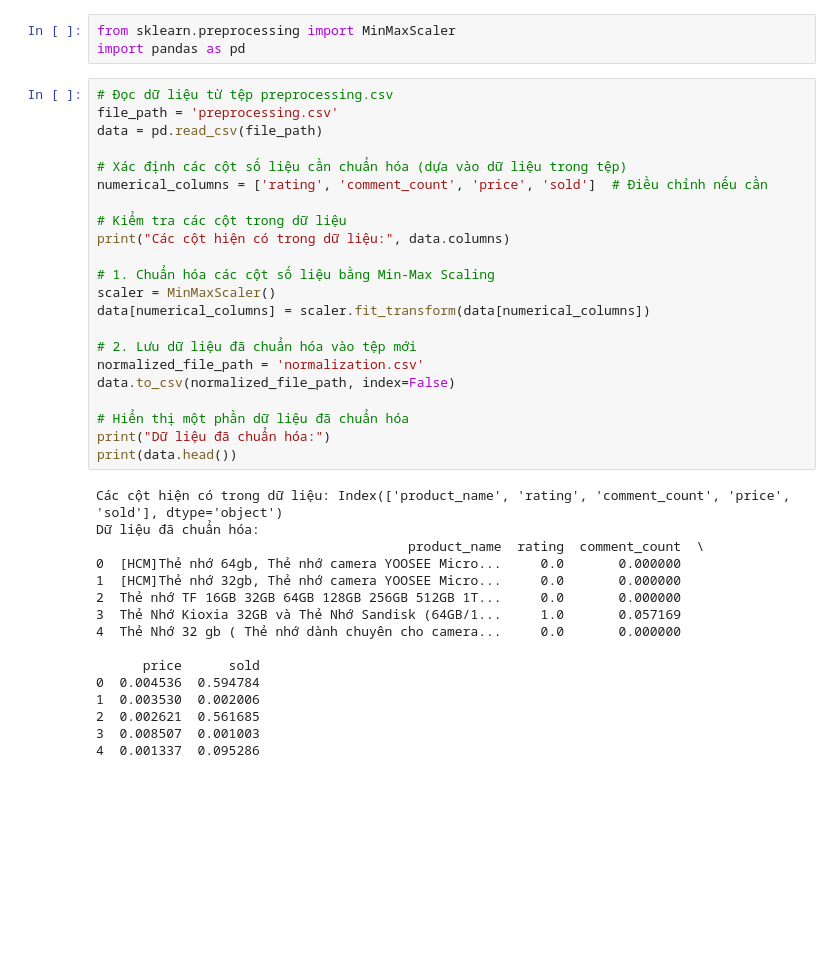
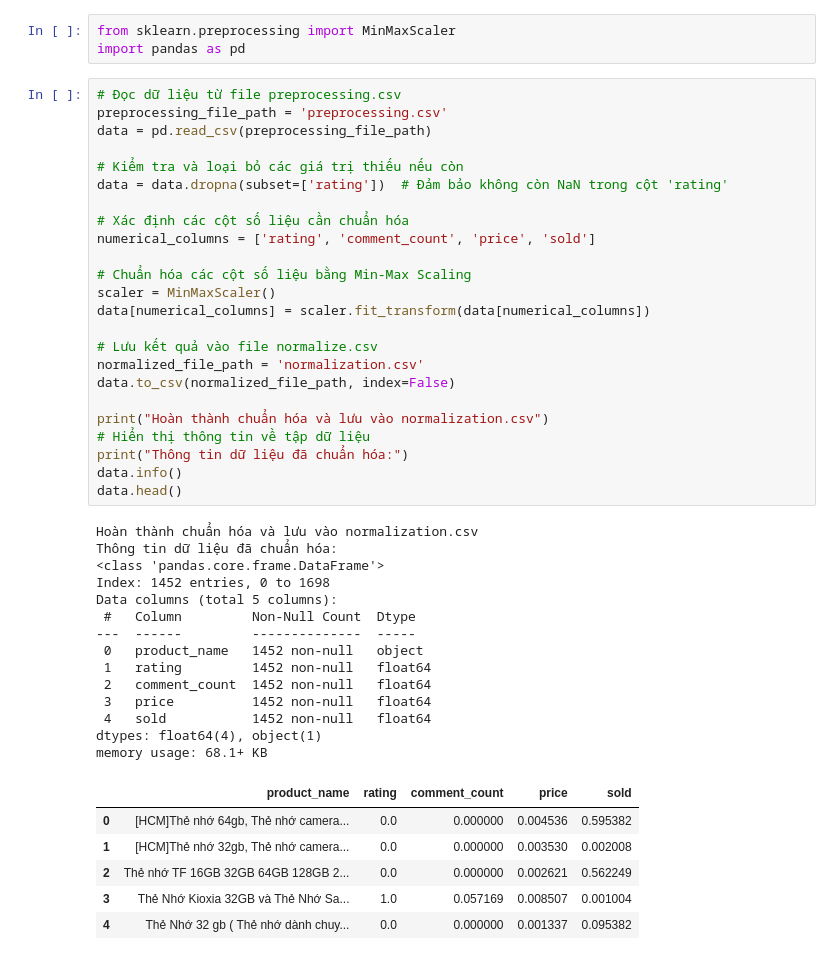
Before and after one commit to s2yuuki2s/DataScienceProject, a Jupyter notebook: Normalization.ipynb, the cells around one changed output. Saved outputs shown, nothing was run; the diff lists cells and outputs as text; blank space fills up the shorter version.

Commit message:
Newest preprocessing, normalization, EDA
Newest preprocessing, normalization, EDA

```diff
--- a/Normalization.ipynb
+++ b/Normalization.ipynb
@@ -4,40 +4,47 @@
 from sklearn.preprocessing import MinMaxScaler
 import pandas as pd
 # %%
-# Đọc dữ liệu từ tệp preprocessing.csv
-file_path = 'preprocessing.csv'
-data = pd.read_csv(file_path)
+# Đọc dữ liệu từ file preprocessing.csv
+preprocessing_file_path = 'preprocessing.csv'
+data = pd.read_csv(preprocessing_file_path)
 
-# Xác định các cột số liệu cần chuẩn hóa (dựa vào dữ liệu trong tệp)
-numerical_columns = ['rating', 'comment_count', 'price', 'sold']  # Điều chỉnh nếu cần
+# Kiểm tra và loại bỏ các giá trị thiếu nếu còn
+data = data.dropna(subset=['rating'])  # Đảm bảo không còn NaN trong cột 'rating'
 
-# Kiểm tra các cột trong dữ liệu
-print("Các cột hiện có trong dữ liệu:", data.columns)
+# Xác định các cột số liệu cần chuẩn hóa
+numerical_columns = ['rating', 'comment_count', 'price', 'sold']
 
-# 1. Chuẩn hóa các cột số liệu bằng Min-Max Scaling
+# Chuẩn hóa các cột số liệu bằng Min-Max Scaling
 scaler = MinMaxScaler()
 data[numerical_columns] = scaler.fit_transform(data[numerical_columns])
 
-# 2. Lưu dữ liệu đã chuẩn hóa vào tệp mới
+# Lưu kết quả vào file normalize.csv
 normalized_file_path = 'normalization.csv'
 data.to_csv(normalized_file_path, index=False)
 
-# Hiển thị một phần dữ liệu đã chuẩn hóa
-print("Dữ liệu đã chuẩn hóa:")
-print(data.head())
+print("Hoàn thành chuẩn hóa và lưu vào normalization.csv")
+# Hiển thị thông tin về tập dữ liệu
+print("Thông tin dữ liệu đã chuẩn hóa:")
+data.info()
+data.head()
 # %% [output]
-Các cột hiện có trong dữ liệu: Index(['product_name', 'rating', 'comment_count', 'price', 'sold'], dtype='object')
-Dữ liệu đã chuẩn hóa:
-                                        product_name  rating  comment_count  \
-0  [HCM]Thẻ nhớ 64gb, Thẻ nhớ camera YOOSEE Micro...     0.0       0.000000
-1  [HCM]Thẻ nhớ 32gb, Thẻ nhớ camera YOOSEE Micro...     0.0       0.000000
-2  Thẻ nhớ TF 16GB 32GB 64GB 128GB 256GB 512GB 1T...     0.0       0.000000
-3  Thẻ Nhớ Kioxia 32GB và Thẻ Nhớ Sandisk (64GB/1...     1.0       0.057169
-4  Thẻ Nhớ 32 gb ( Thẻ nhớ dành chuyên cho camera...     0.0       0.000000
-
-      price      sold
-0  0.004536  0.594784
-1  0.003530  0.002006
-2  0.002621  0.561685
-3  0.008507  0.001003
-4  0.001337  0.095286
+Hoàn thành chuẩn hóa và lưu vào normalization.csv
+Thông tin dữ liệu đã chuẩn hóa:
+<class 'pandas.core.frame.DataFrame'>
+Index: 1452 entries, 0 to 1698
+Data columns (total 5 columns):
+ #   Column         Non-Null Count  Dtype
+---  ------         --------------  -----
+ 0   product_name   1452 non-null   object
+ 1   rating         1452 non-null   float64
+ 2   comment_count  1452 non-null   float64
+ 3   price          1452 non-null   float64
+ 4   sold           1452 non-null   float64
+dtypes: float64(4), object(1)
+memory usage: 68.1+ KB
+|  | product_name | rating | comment_count | price | sold |
+| 0 | [HCM]Thẻ nhớ 64gb, Thẻ nhớ camera... | 0.0 | 0.000000 | 0.004536 | 0.595382 |
+| 1 | [HCM]Thẻ nhớ 32gb, Thẻ nhớ camera... | 0.0 | 0.000000 | 0.003530 | 0.002008 |
+| 2 | Thẻ nhớ TF 16GB 32GB 64GB 128GB 2... | 0.0 | 0.000000 | 0.002621 | 0.562249 |
+| 3 | Thẻ Nhớ Kioxia 32GB và Thẻ Nhớ Sa... | 1.0 | 0.057169 | 0.008507 | 0.001004 |
+| 4 | Thẻ Nhớ 32 gb ( Thẻ nhớ dành chuy... | 0.0 | 0.000000 | 0.001337 | 0.095382 |
```
Also changed, not shown: 3 other files.
